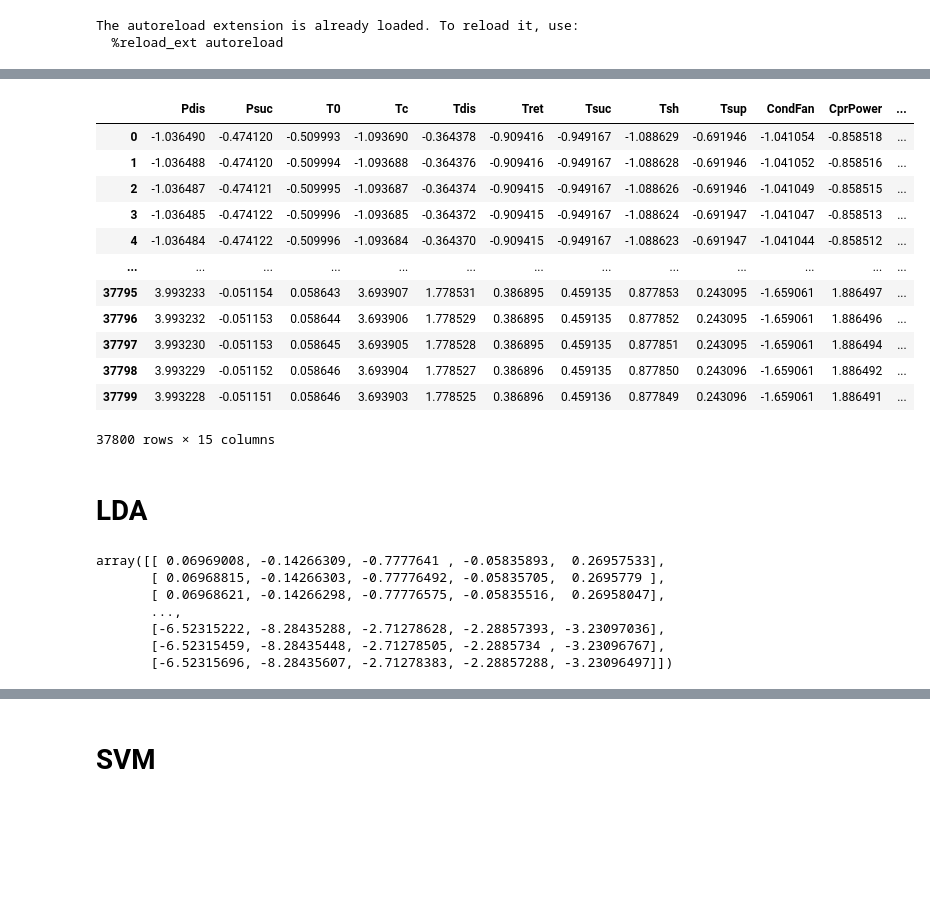
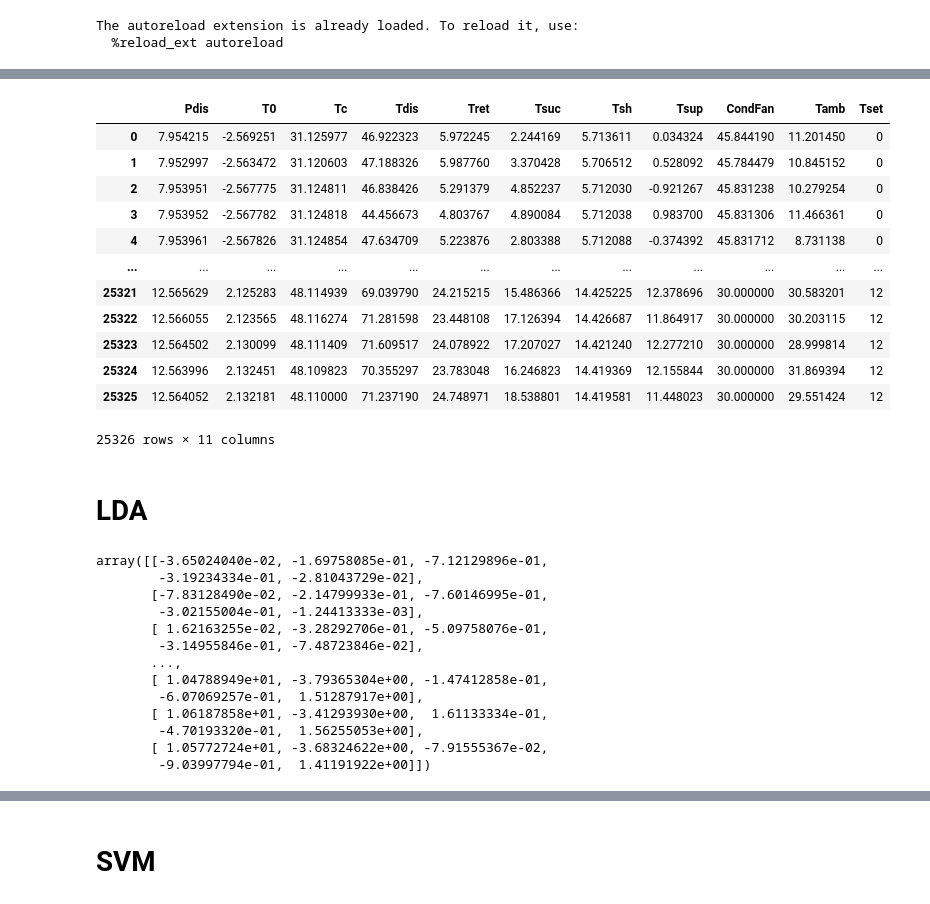
Before and after one commit to peterkrull/p7-ml-refrigeration-fault-detection, a Jupyter notebook: Python/LDA-SVM skl.ipynb, the cells around one changed output, grey strips where cells are left out. Saved outputs shown, nothing was run; the diff lists cells and outputs as text; code cells hidden in the pictures; blank space fills up the shorter version.

```diff
--- a/Python/LDA-SVM skl.ipynb
+++ b/Python/LDA-SVM skl.ipynb
@@ -14,8 +16,8 @@ The autoreload extension is already loaded. To reload it, use:
   %reload_ext autoreload
 # %%
 # Load training data
-train_data = pd.read_csv("../TrainingData/neodata/fault_all_100.csv")
-test_data = pd.read_csv("../ValidationData/neodata/fault_all_100.csv")
+train_data = pd.read_csv("../TrainingData/neodata/fault_all_noise_67.csv")
+test_data = pd.read_csv("../ValidationData/neodata/fault_all_noise_67.csv")
 #train_data.head()
 # %%
 #adding noise
@@ -39,38 +44,38 @@ Text(0.5, 1.0, 'Training data')
 # %%
 #standardization
-standardize = True
+standardize = False
 
 if standardize:
     import standardization as sd
 
     # Normalization / conditioning
     standardizer = sd.standardization(train_data,'target')
 
-    trn = standardizer.transform(train_data)
-    tst = standardizer.transform(test_data)
+    trn = standardizer.transform(train_data).drop('target',axis=1)
+    tst = standardizer.transform(test_data).drop('target',axis=1)
 else:
-    trn = train_data
-    tst = test_data
+    trn = train_data.drop('target',axis=1)
+    tst = test_data.drop('target',axis=1)
 
 targets = train_data['target'].unique().tolist()
 labels_trn = train_data['target']
 labels_tst = test_data['target']
 
 trn
 # %% [output]
-|  | Pdis | Psuc | T0 | Tc | Tdis | Tret | Tsuc | Tsh | Tsup | CondFan | CprPower | ... |
-| 0 | -1.036490 | -0.474120 | -0.509993 | -1.093690 | -0.364378 | -0.909416 | -0.949167 | -1.088629 | -0.691946 | -1.041054 | -0.858518 | ... |
-| 1 | -1.036488 | -0.474120 | -0.509994 | -1.093688 | -0.364376 | -0.909416 | -0.949167 | -1.088628 | -0.691946 | -1.041052 | -0.858516 | ... |
-| 2 | -1.036487 | -0.474121 | -0.509995 | -1.093687 | -0.364374 | -0.909415 | -0.949167 | -1.088626 | -0.691946 | -1.041049 | -0.858515 | ... |
-| 3 | -1.036485 | -0.474122 | -0.509996 | -1.093685 | -0.364372 | -0.909415 | -0.949167 | -1.088624 | -0.691947 | -1.041047 | -0.858513 | ... |
-| 4 | -1.036484 | -0.474122 | -0.509996 | -1.093684 | -0.364370 | -0.909415 | -0.949167 | -1.088623 | -0.691947 | -1.041044 | -0.858512 | ... |
-| ... | ... | ... | ... | ... | ... | ... | ... | ... | ... | ... | ... | ... |
-| 37795 | 3.993233 | -0.051154 | 0.058643 | 3.693907 | 1.778531 | 0.386895 | 0.459135 | 0.877853 | 0.243095 | -1.659061 | 1.886497 | ... |
-| 37796 | 3.993232 | -0.051153 | 0.058644 | 3.693906 | 1.778529 | 0.386895 | 0.459135 | 0.877852 | 0.243095 | -1.659061 | 1.886496 | ... |
-| 37797 | 3.993230 | -0.051153 | 0.058645 | 3.693905 | 1.778528 | 0.386895 | 0.459135 | 0.877851 | 0.243095 | -1.659061 | 1.886494 | ... |
-| 37798 | 3.993229 | -0.051152 | 0.058646 | 3.693904 | 1.778527 | 0.386896 | 0.459135 | 0.877850 | 0.243096 | -1.659061 | 1.886492 | ... |
-| 37799 | 3.993228 | -0.051151 | 0.058646 | 3.693903 | 1.778525 | 0.386896 | 0.459136 | 0.877849 | 0.243096 | -1.659061 | 1.886491 | ... |
+|  | Pdis | T0 | Tc | Tdis | Tret | Tsuc | Tsh | Tsup | CondFan | Tamb | Tset |
+| 0 | 7.954215 | -2.569251 | 31.125977 | 46.922323 | 5.972245 | 2.244169 | 5.713611 | 0.034324 | 45.844190 | 11.201450 | 0 |
+| 1 | 7.952997 | -2.563472 | 31.120603 | 47.188326 | 5.987760 | 3.370428 | 5.706512 | 0.528092 | 45.784479 | 10.845152 | 0 |
+| 2 | 7.953951 | -2.567775 | 31.124811 | 46.838426 | 5.291379 | 4.852237 | 5.712030 | -0.921267 | 45.831238 | 10.279254 | 0 |
+| 3 | 7.953952 | -2.567782 | 31.124818 | 44.456673 | 4.803767 | 4.890084 | 5.712038 | 0.983700 | 45.831306 | 11.466361 | 0 |
+| 4 | 7.953961 | -2.567826 | 31.124854 | 47.634709 | 5.223876 | 2.803388 | 5.712088 | -0.374392 | 45.831712 | 8.731138 | 0 |
+| ... | ... | ... | ... | ... | ... | ... | ... | ... | ... | ... | ... |
+| 25321 | 12.565629 | 2.125283 | 48.114939 | 69.039790 | 24.215215 | 15.486366 | 14.425225 | 12.378696 | 30.000000 | 30.583201 | 12 |
+| 25322 | 12.566055 | 2.123565 | 48.116274 | 71.281598 | 23.448108 | 17.126394 | 14.426687 | 11.864917 | 30.000000 | 30.203115 | 12 |
+| 25323 | 12.564502 | 2.130099 | 48.111409 | 71.609517 | 24.078922 | 17.207027 | 14.421240 | 12.277210 | 30.000000 | 28.999814 | 12 |
+| 25324 | 12.563996 | 2.132451 | 48.109823 | 70.355297 | 23.783048 | 16.246823 | 14.419369 | 12.155844 | 30.000000 | 31.869394 | 12 |
+| 25325 | 12.564052 | 2.132181 | 48.110000 | 71.237190 | 24.748971 | 18.538801 | 14.419581 | 11.448023 | 30.000000 | 29.551424 | 12 |
-37800 rows × 15 columns
+25326 rows × 11 columns
 # %% [markdown]
 # LDA
 # %%
@@ -80,12 +85,20 @@ clf = LinearDiscriminantAnalysis(n_components=5)
 clf.fit(trn,labels_trn)
 LDA = clf.transform(trn)
 
+LDA_tst = clf.transform(tst)
+
 LDA
 # %% [output]
-array([[ 0.06969008, -0.14266309, -0.7777641 , -0.05835893,  0.26957533],
-       [ 0.06968815, -0.14266303, -0.77776492, -0.05835705,  0.2695779 ],
-       [ 0.06968621, -0.14266298, -0.77776575, -0.05835516,  0.26958047],
+array([[-3.65024040e-02, -1.69758085e-01, -7.12129896e-01,
+        -3.19234334e-01, -2.81043729e-02],
+       [-7.83128490e-02, -2.14799933e-01, -7.60146995e-01,
+        -3.02155004e-01, -1.24413333e-03],
+       [ 1.62163255e-02, -3.28292706e-01, -5.09758076e-01,
+        -3.14955846e-01, -7.48723846e-02],
        ...,
-       [-6.52315222, -8.28435288, -2.71278628, -2.28857393, -3.23097036],
-       [-6.52315459, -8.28435448, -2.71278505, -2.2885734 , -3.23096767],
-       [-6.52315696, -8.28435607, -2.71278383, -2.28857288, -3.23096497]])
+       [ 1.04788949e+01, -3.79365304e+00, -1.47412858e-01,
+        -6.07069257e-01,  1.51287917e+00],
+       [ 1.06187858e+01, -3.41293930e+00,  1.61133334e-01,
+        -4.70193320e-01,  1.56255053e+00],
+       [ 1.05772724e+01, -3.68324622e+00, -7.91555367e-02,
+        -9.03997794e-01,  1.41191922e+00]])
```
Also changed, not shown: parts of 11 cells of this notebook.
